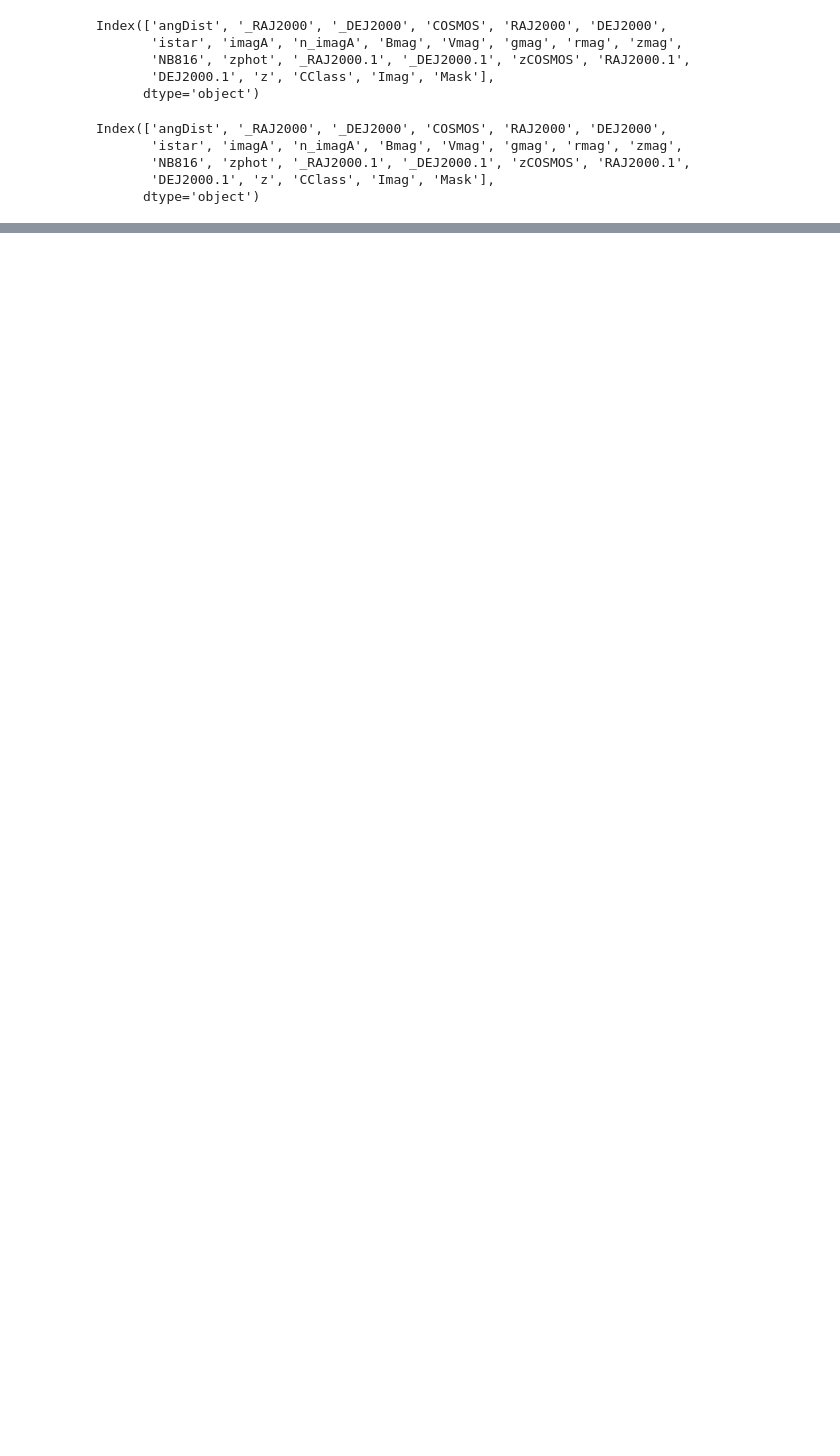
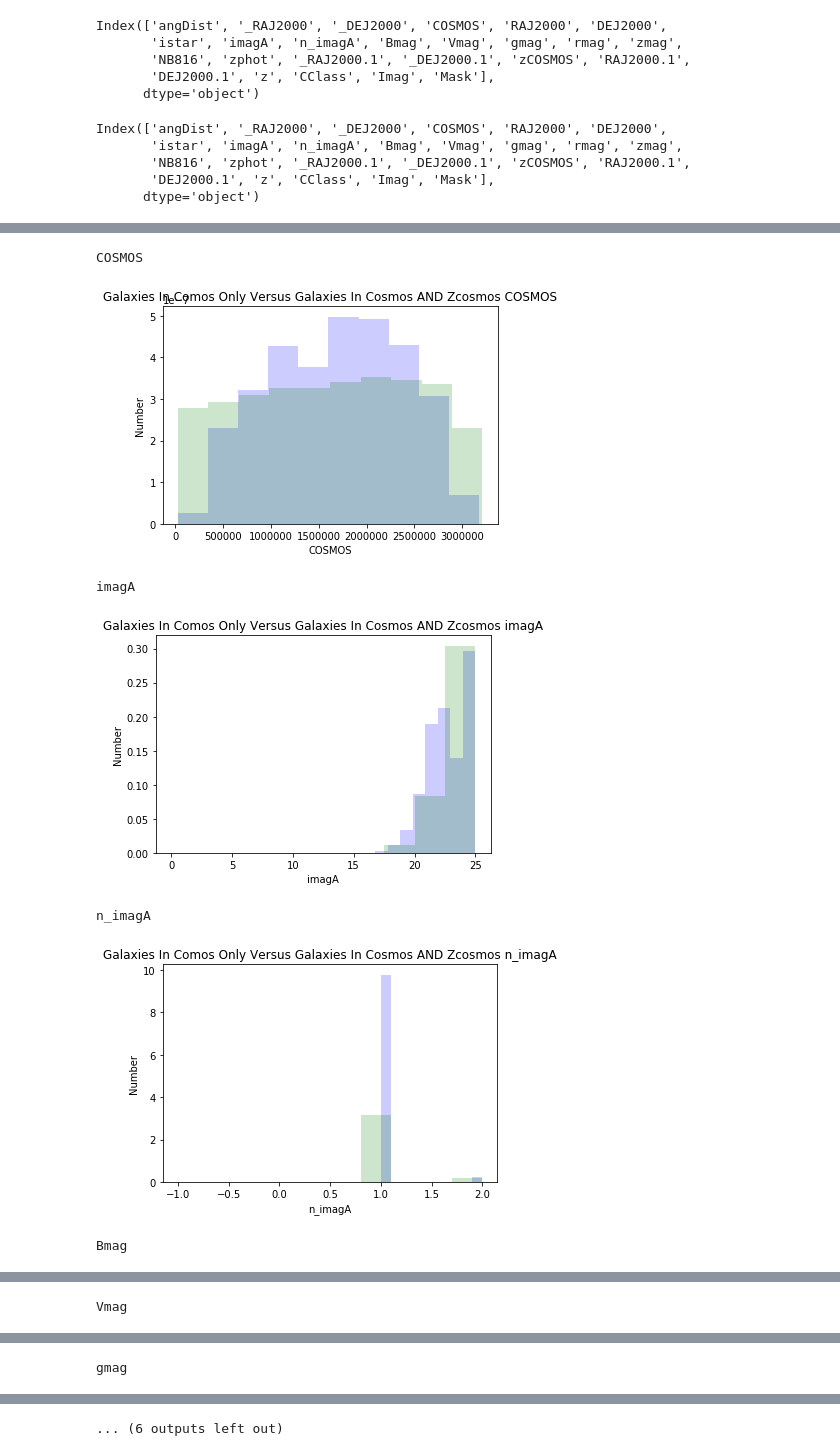
Before and after one commit to lialubit/Redshift, a Jupyter notebook: redshift.ipynb, the cells around one changed output, grey strips where cells are left out. Cells and saved outputs as stored; diff of their text form; code cells hidden in the pictures; blank space fills up the shorter version.

```diff
--- a/redshift.ipynb
+++ b/redshift.ipynb
@@ -192,8 +212,8 @@ for i in cosmos_and_zcosmos_cross_match_easy_columns:
 # %%
 ##Find duplicates in cosmos_and_zcosmos_cross_match
 total = 0
-for i in cosmos_and_zcosmos_cross_match8:
-    for line in cosmos_and_zcosmos_cross_match8:
+for i in cosmos_and_zcosmos_cross_match11:
+    for line in cosmos_and_zcosmos_cross_match11:
         finded = line.find(i)
         if finded != -1 and finded != 0:
             total += 1
@@ -203,7 +231,7 @@ for i in cosmos_and_zcosmos_cross_match8:
 # %%
 ##here is the document I actually need
-cosmos_and_zcosmos_cross_match = cosmos_and_zcosmos_cross_match9[cosmos_and_zcosmos_cross_match_useful_columns]
+cosmos_and_zcosmos_cross_match = cosmos_and_zcosmos_cross_match11[cosmos_and_zcosmos_cross_match_useful_columns]
 # %%
 ##Get only the points in cosmos that arent also in zcosmos.
-cosmos_df_not_in_zcosmos = cosmos_df_filtered[~cosmos_df_filtered['COSMOS'].isin(cosmos_and_zcosmos_cross_match['COSMOS'])]
-print(len(cosmos_df_not_in_zcosmos))
+cosmos_only = cosmos_df_filtered[~cosmos_df_filtered['COSMOS'].isin(cosmos_and_zcosmos_cross_match['COSMOS'])]
+print(len(cosmos_only))
@@ -214,10 +253,20 @@ print(len(zcosmos_df_not_in_cosmos))
 # %%
 ##Comparing the magnitudes/redshifts of galaxies in both cosmos and zcosmos and galaxies just in cosmos
-for i in cosmos_and_zcosmos_cross_match_useful_columns:
-    plt.hist(cosmos_and_zcosmos_cross_match[i], color='blue', linewidth=5)
-    plt.hist(cosmos_df_not_in_zcosmos[i], color='green', linewidth=5)
-    plt.xlabel(i)
-    plt.ylabel("Number")
-    plt.title("Galaxies In Comos Only" + " " + "Versus" + " " + "Galaxies In Cosmos AND Zcosmos" + " " + i)
-    plt.savefig("Galaxies In Comos Only" + " " + "Versus" + "Galaxies In Cosmos AND Zcosmos" + " " + i + " " + "Plot.png")
-    plt.show()
+for i in cosmos_only.columns:
+    if i in cosmos_and_zcosmos_cross_match.columns:
+        print(i)
+        plt.hist(cosmos_and_zcosmos_cross_match[i], color='blue', linewidth=5, alpha=.2, normed = True)
+        plt.hist(cosmos_only[i], color='green', linewidth=5, alpha=.2, normed = True)
+        plt.xlabel(i)
+        plt.ylabel("Number")
+        plt.title("Galaxies In Comos Only" + " " + "Versus" + " " + "Galaxies In Cosmos AND Zcosmos" + " " + i)
+        plt.savefig("Galaxies In Comos Only" + " " + "Versus" + "Galaxies In Cosmos AND Zcosmos" + " " + i + " " + "Plot.png")
+        plt.show()
+# %% [output]
+COSMOS
+[figure, added]
+imagA
+[figure, added]
+n_imagA
+[figure, added]
+Bmag
@@ -223,0 +274 @@ for i in cosmos_and_zcosmos_cross_match_useful_columns:
+Vmag
@@ -223,0 +276 @@ for i in cosmos_and_zcosmos_cross_match_useful_columns:
+gmag
@@ -223,0 +278 @@ for i in cosmos_and_zcosmos_cross_match_useful_columns:
+... (6 outputs left out)
```
Also changed, not shown: parts of 10 cells of this notebook, 22 other files.
